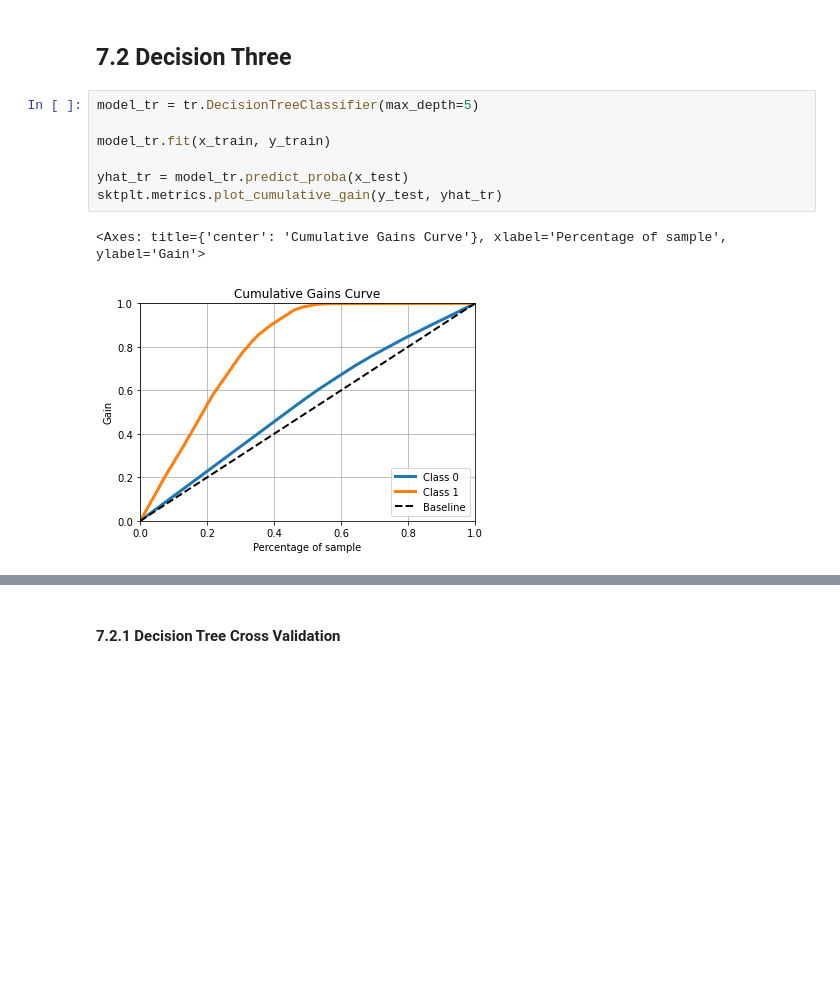
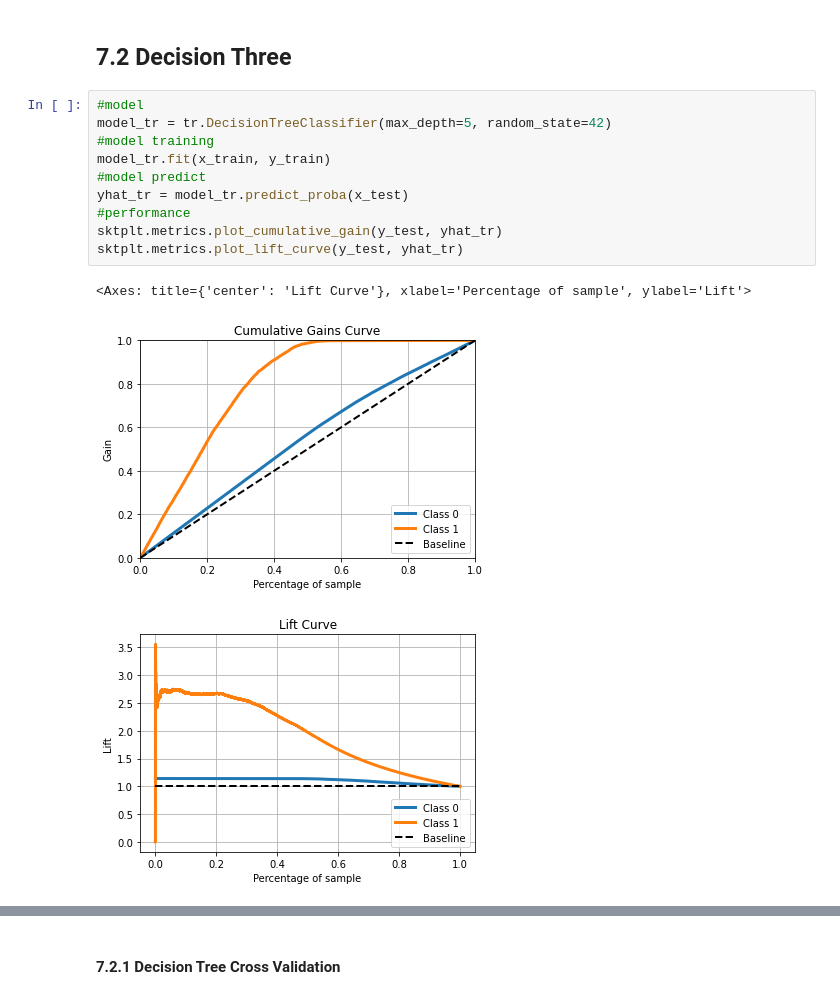
Before and after one commit to alexandrerod/health_insurance_cross_sell, a Jupyter notebook: notebooks/heath_insurance.ipynb, the cells around one changed output, grey strips where cells are left out. Drawn from its saved outputs; the diff is of its cells as text; blank space fills up the shorter version.

```diff
--- a/notebooks/heath_insurance.ipynb
+++ b/notebooks/heath_insurance.ipynb
@@ -657,12 +686,16 @@ knn_cv
 # %% [markdown]
 ## 7.2 Decision Three
 # %%
-model_tr = tr.DecisionTreeClassifier(max_depth=5)
-
+#model
+model_tr = tr.DecisionTreeClassifier(max_depth=5, random_state=42)
+#model training
 model_tr.fit(x_train, y_train)
-
+#model predict
 yhat_tr = model_tr.predict_proba(x_test)
+#performance
 sktplt.metrics.plot_cumulative_gain(y_test, yhat_tr)
+sktplt.metrics.plot_lift_curve(y_test, yhat_tr)
 # %% [output]
-<Axes: title={'center': 'Cumulative Gains Curve'}, xlabel='Percentage of sample', ylabel='Gain'>
+<Axes: title={'center': 'Lift Curve'}, xlabel='Percentage of sample', ylabel='Lift'>
 [figure]
+[figure, added]
```
Also changed, not shown: parts of 36 cells of this notebook, 2 other files.
